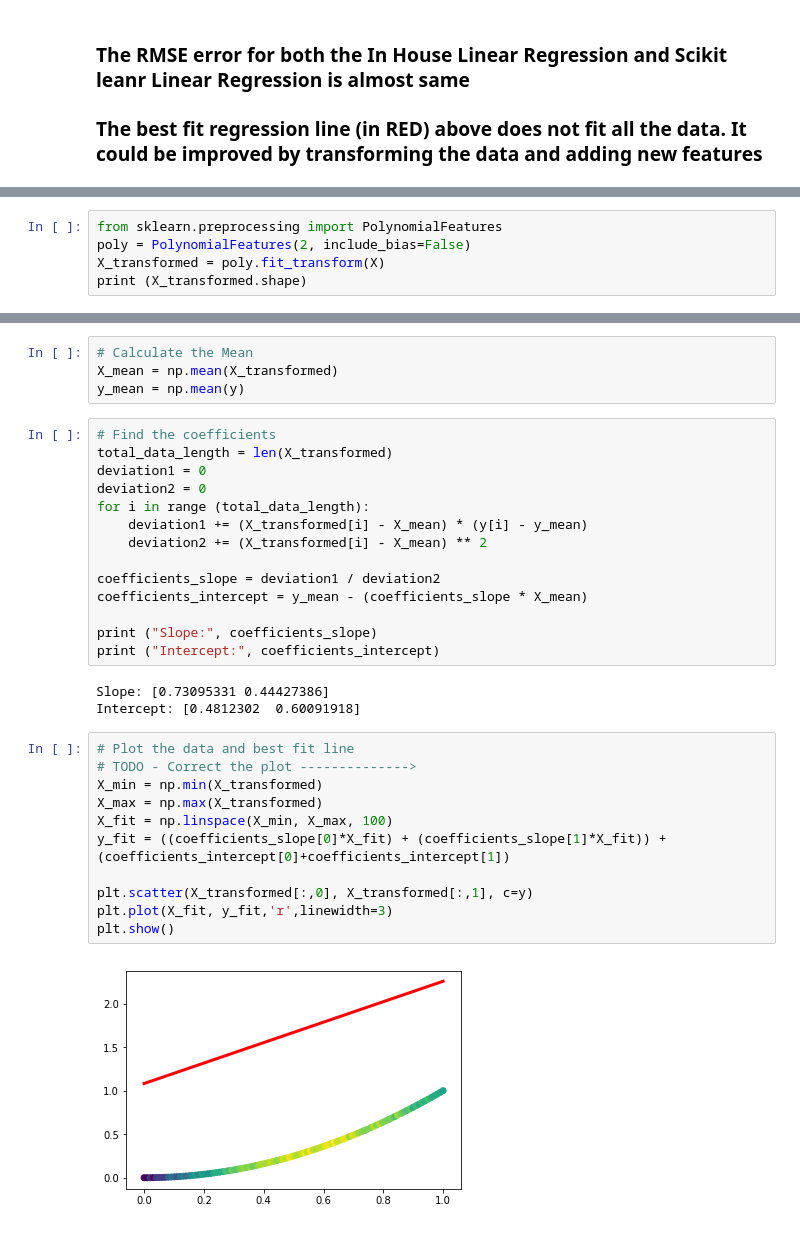
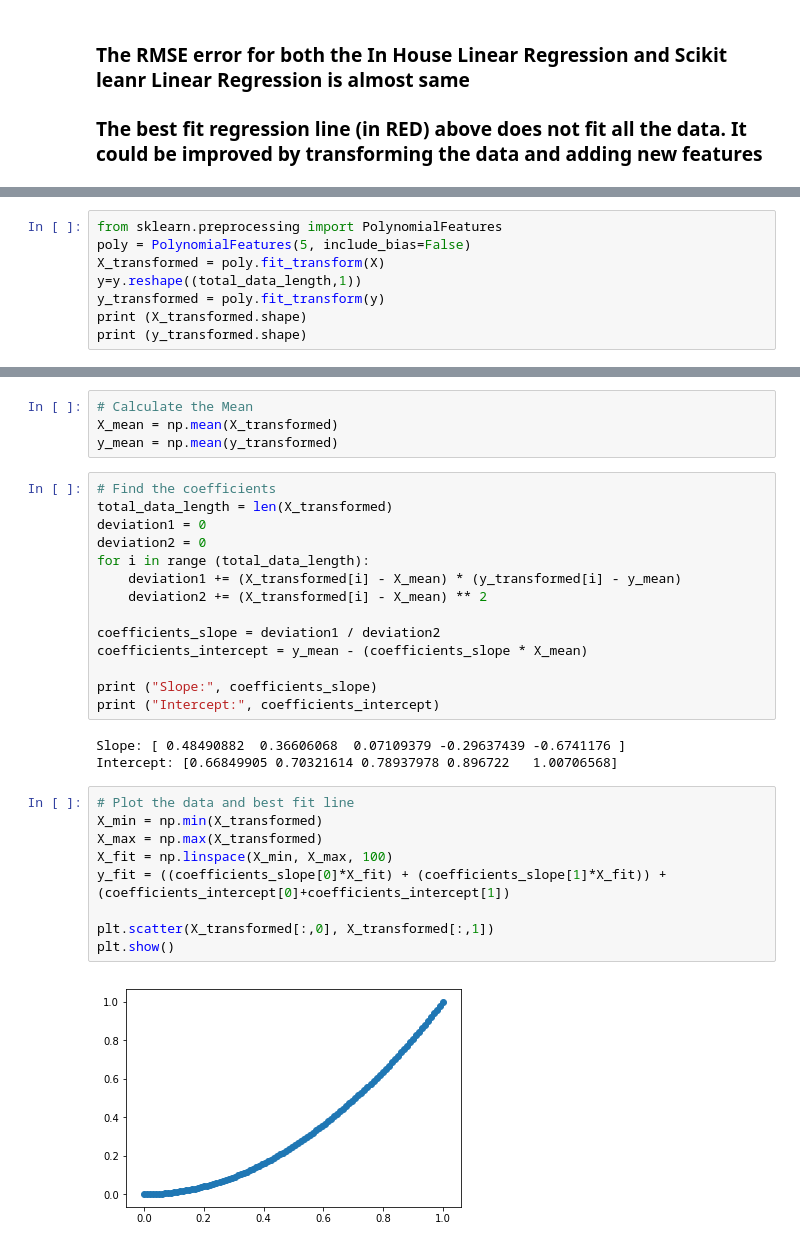
Before and after one commit to vipulpopat/MSCAI_Sem1_Etivity3, a Jupyter notebook: Etivity3_LinearRegression.ipynb, the cells around one changed output, grey strips where cells are left out. Saved outputs shown, nothing was run; the diff lists cells and outputs as text.

```diff
--- a/Etivity3_LinearRegression.ipynb
+++ b/Etivity3_LinearRegression.ipynb
@@ -116,6 +116,9 @@ RMSE - Scikit Learn Linear Regression: 0.32027888915749275
 # %%
 from sklearn.preprocessing import PolynomialFeatures
-poly = PolynomialFeatures(2, include_bias=False)
+poly = PolynomialFeatures(5, include_bias=False)
 X_transformed = poly.fit_transform(X)
+y=y.reshape((total_data_length,1))
+y_transformed = poly.fit_transform(y)
 print (X_transformed.shape)
+print (y_transformed.shape)
 # %% [output]
@@ -128,14 +137,14 @@ plt.scatter(X_transformed[:,0], X_transformed[:,1], c=y)
 # %%
 # Calculate the Mean
 X_mean = np.mean(X_transformed)
-y_mean = np.mean(y)
+y_mean = np.mean(y_transformed)
 # %%
 # Find the coefficients
 total_data_length = len(X_transformed)
 deviation1 = 0
 deviation2 = 0
 for i in range (total_data_length):
-    deviation1 += (X_transformed[i] - X_mean) * (y[i] - y_mean)
+    deviation1 += (X_transformed[i] - X_mean) * (y_transformed[i] - y_mean)
     deviation2 += (X_transformed[i] - X_mean) ** 2
 
 coefficients_slope = deviation1 / deviation2
@@ -144,18 +153,16 @@ coefficients_intercept = y_mean - (coefficients_slope * X_mean)
 print ("Slope:", coefficients_slope)
 print ("Intercept:", coefficients_intercept)
 # %% [output]
-Slope: [0.73095331 0.44427386]
-Intercept: [0.4812302  0.60091918]
+Slope: [ 0.48490882  0.36606068  0.07109379 -0.29637439 -0.6741176 ]
+Intercept: [0.66849905 0.70321614 0.78937978 0.896722   1.00706568]
 # %%
 # Plot the data and best fit line
-# TODO - Correct the plot -------------->
 X_min = np.min(X_transformed)
 X_max = np.max(X_transformed)
 X_fit = np.linspace(X_min, X_max, 100)
 y_fit = ((coefficients_slope[0]*X_fit) + (coefficients_slope[1]*X_fit)) + (coefficients_intercept[0]+coefficients_intercept[1])
 
-plt.scatter(X_transformed[:,0], X_transformed[:,1], c=y)
-plt.plot(X_fit, y_fit,'r',linewidth=3)
+plt.scatter(X_transformed[:,0], X_transformed[:,1])
 plt.show()
 # %% [output]
-[figure, old version]
+[figure, new version]
```
Also changed, not shown: parts of 6 cells of this notebook, 2 other files.
